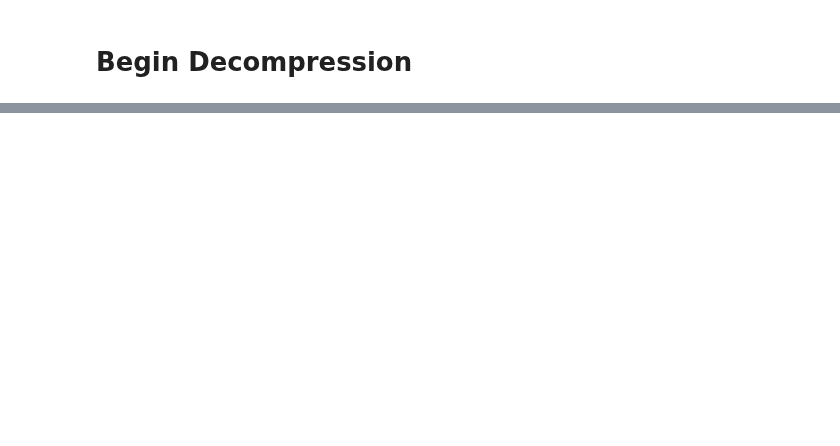
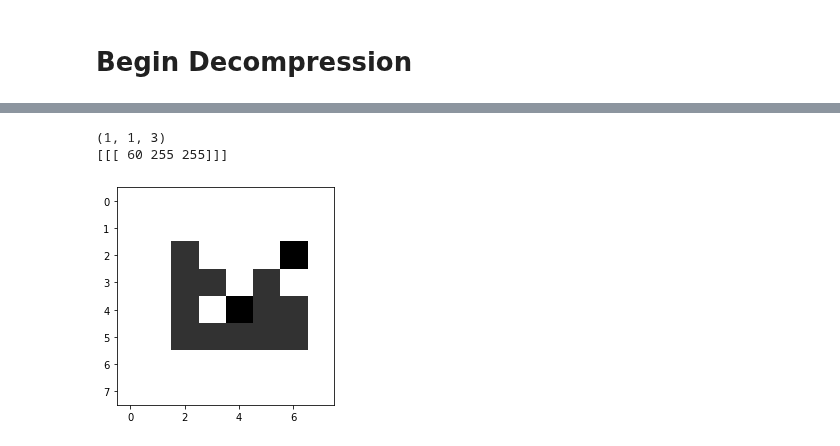
Before and after one commit to d22fish/cvImgCompression, a Jupyter notebook: funcCompress.ipynb, the cells around one changed output, grey strips where cells are left out. Cells and saved outputs as stored; diff of their text form; code cells hidden in the pictures; blank space fills up the shorter version.

```diff
--- a/funcCompress.ipynb
+++ b/funcCompress.ipynb
@@ -569,7 +569,7 @@ def polyFit(x,y):
 percentSkip = 0.1
 f = open("imComp.txt", "a")
 for i in range(0,len(edgesSorted)):
-    f.write("C" + str(i) + ';' + str(clustMeans[i][0]) + ',' + str(clustMeans[i][1]) + ',' + str(clustMeans[i][2]) + ';\n')
+    f.write("C;" + str(clustMeans[i][0]) + ',' + str(clustMeans[i][1]) + ',' + str(clustMeans[i][2]) + ';\n')
     l = [[],[]]
     vert = [[],[]]
     track = -1
@@ -586,14 +586,20 @@ for i in range(0,len(edgesSorted)):
                 saveY = edgesSorted[i][j+1][k]
             if x not in l[0]:
                 if track == 1:
-                    f.write("V;" + str(vert[0][0]) + ',' + str(vert[1][0]) + ',' + str(vert[0][-1]) + ',' + str(vert[1][-1]) + ';\n')
+                    f.write("V;" + str(vert[0][0]) + ',' + str(vert[1][0]) + ';' + str(vert[0][-1]) + ',' + str(vert[1][-1]) + ';\n')
                     #f.write(str(vert[0]) + ',' + str(vert[-1]) + ',' clustMeans[i] + '\n')
                 vert = [[],[]]
                 track = 0
             else:
                 if track == 0:
                     coefs = polyFit(l[0], l[1])
-                    f.write("P;" + str(l[0][0]) + ',' + str(l[1][0]) + ';' + str(coefs) + ';' + str(l[0][-1]) + ',' + str(l[1][-1]) + ';\n')
+                    poly = ''
+                    for m in range(0, len(coefs)):
+                        if m+1 == len(coefs):
+                            poly = poly + str(coefs[m])
+                        else:
+                            poly = poly + str(coefs[m]) + ','
+                    f.write("P;" + str(l[0][0]) + ';' + str(poly) + ';' + str(l[0][-1]) + ';\n')
                 l = [[],[]]
                 track = 1
             vert[0].append(x)
@@ -601,7 +607,7 @@ for i in range(0,len(edgesSorted)):
             l[0].append(x)
             l[1].append(y)
         f.write(".\n")
-    f.write("E:" + str(saveX) + ',' + str(saveY) + ';\n\n')
+    f.write("E;" + str(saveX) + ',' + str(saveY) + ';\n\n')
 f.close()
 # %% [markdown]
 ## Save equations to file, compression complete
@@ -643,0 +627,61 @@ for line in f:
+# %%
+green = np.uint8([[[0,255,0 ]]])
+print(green.shape)
+#print(type(green[0][0][0]), green)
+hsv_green = cv2.cvtColor(green,cv2.COLOR_BGR2HSV)
+print(hsv_green)
+# %% [output]
+(1, 1, 3)
+[[[ 60 255 255]]]
+# %%
+#read from file
+imRecover = pics[-2].astype('uint8')
+#imRecover = cv2.cvtColor(imRecover, cv2.COLOR_BGR2HSV)
+maxVal = imRecover.shape[0]-1
+minVal = 0
+f = open("imComp.txt", "r")
+c = 0
+for line in f:
+    l = line.split(';')
+    if 'C' in l[0]:
+        avgCol = l[1].split(',')
+        avgCol = np.array([[[np.uint8(i) for i in avgCol]]])
+        avgCol = cv2.cvtColor(avgCol, cv2.COLOR_HSV2BGR)
+        c = 1
+    if 'P' in l[0]:
+        startPt = l[1]
+        poly = l[2].split(',')
+        poly = [float(i) for i in poly]
+        p = np.poly1d(poly)
+        endPt = l[3]
+        x = list(range(int(min(startPt, endPt)), int(max(startPt, endPt))+1))
+        y = []
+        for i in p(x):
+            v = round(i)
+            if v > maxVal:
+                v = maxVal
+            if v < minVal:
+                v = minVal
+            y.append(v)
+        for i,j in zip(x,y):
+            imRecover[i][j] = avgCol
+        c = 0
+        #print(x, y)
+    if 'V' in l[0]:
+        startPt = l[1].split(',')
+        endPt = l[2].split(',')
+        size = int(max(startPt[1], endPt[1]))-int(min(startPt[1], endPt[1]))
+        x = [int(startPt[0])]*(size+1)
+        y = list(range(int(min(startPt[1], endPt[1])), int(max(startPt[1], endPt[1]))+1))
+        c = 0
+        for i,j in zip(x,y):
+            imRecover[i][j] = avgCol
+        #imRecover[x][y] = avgCol
+    if 'E' in l[0]:
+        pt = l[1].split(',')
+        imRecover[int(pt[0])][int(pt[1])] = avgCol
+    #print(avgCol)
+plt.imshow(imRecover)
+plt.show()
+# %% [output]
+[figure, added]
```
Also changed, not shown: parts of 3 cells of this notebook.
